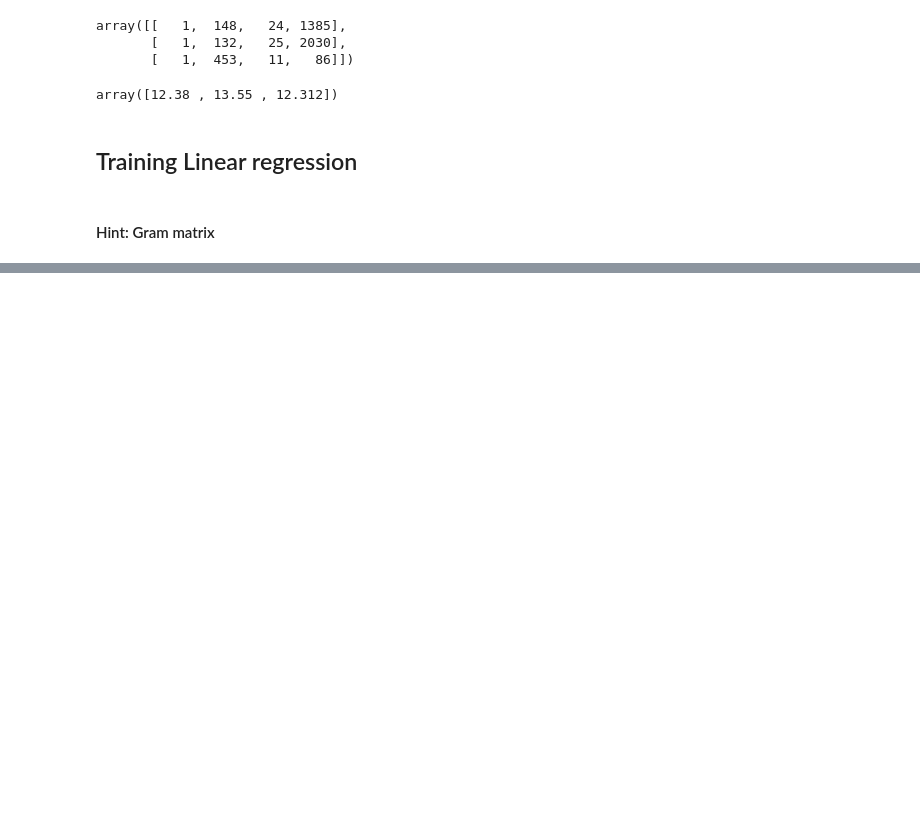
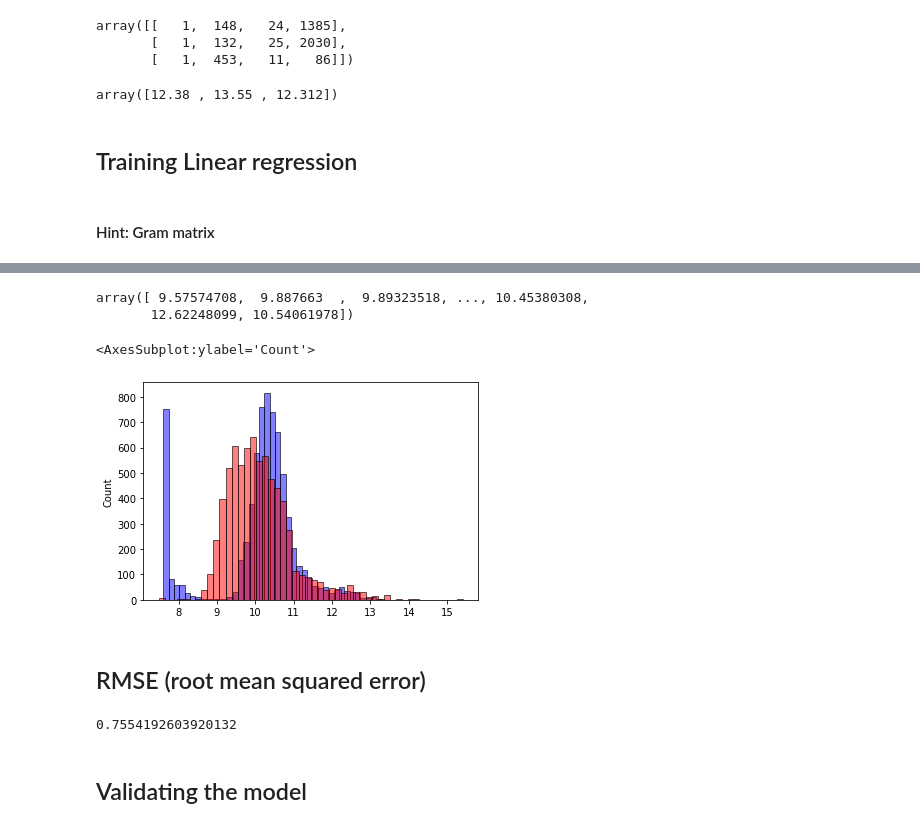
Before and after one commit to ashwin3005/ML-ZoomCamp, a Jupyter notebook: 02-Regression (week-02)/CarPrice.ipynb, the cells around one changed output, grey strips where cells are left out. Drawn from its saved outputs; the diff is of its cells as text; code cells hidden in the pictures; blank space fills up the shorter version.

Commit message:
rmse

```diff
--- a/02-Regression (week-02)/CarPrice.ipynb
+++ b/02-Regression (week-02)/CarPrice.ipynb
@@ -299,0 +343,21 @@ array([12.38 , 13.55 , 12.312])
+# %%
+base  = ['engine_hp', 'engine_cylinders', 'highway_mpg', 'city_mpg', 'popularity']
+# %%
+X_train = df_train[base].fillna(0).values
+# %%
+y_train
+# %% [output]
+array([ 9.57574708,  9.887663  ,  9.89323518, ..., 10.45380308,
+       12.62248099, 10.54061978])
+# %%
+w0, w = train_linear_regression(X_train,y_train)
+# %%
+pred = w0 + X_train.dot(w)
+# %%
+sns.histplot(y_train, alpha=0.5, color='blue', bins=50)
+sns.histplot(pred, alpha=0.5, color='red',bins=50)
+# %% [output]
+<AxesSubplot:ylabel='Count'>
+[figure, added]
+# %% [markdown]
+## RMSE (root mean squared error)
@@ -299,0 +371,6 @@ array([12.38 , 13.55 , 12.312])
+# %%
+rmse(y_train, pred)
+# %% [output]
+0.7554192603920132
+# %% [markdown]
+## Validating the model
```
Also changed, not shown: parts of 14 cells of this notebook.
